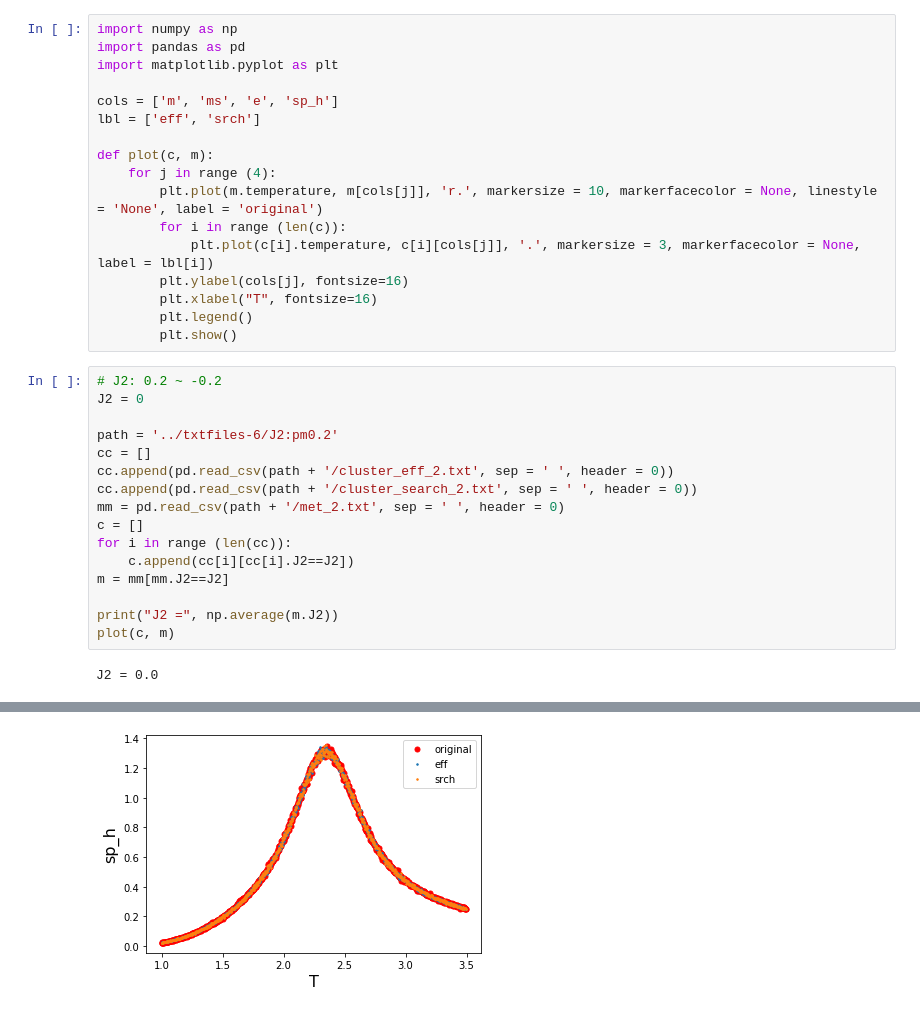
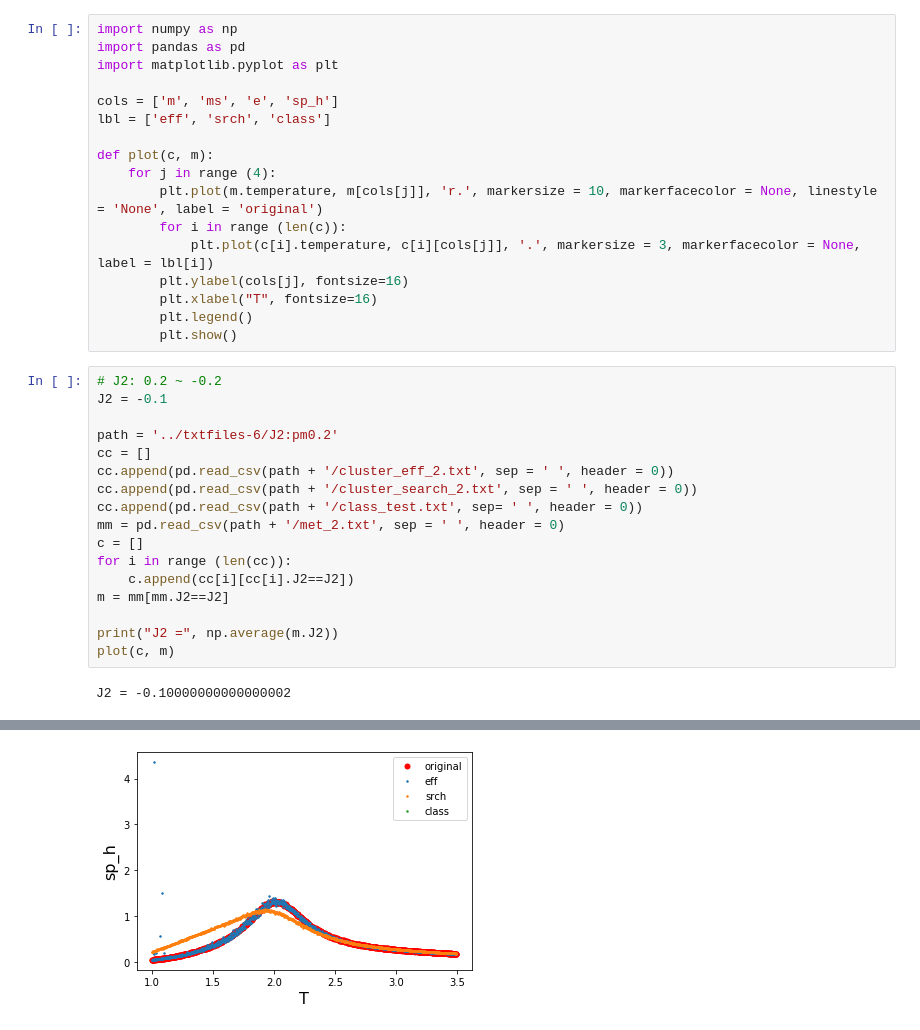
Before and after one commit to aadeliee22/MCMCIsing_SLMC, a Jupyter notebook: python/5th+6th/nnn_cluster_met.ipynb, the cells around one changed output, grey strips where cells are left out. Saved outputs shown, nothing was run; the diff lists cells and outputs as text.

```diff
--- a/python/5th+6th/nnn_cluster_met.ipynb
+++ b/python/5th+6th/nnn_cluster_met.ipynb
@@ -4,7 +4,7 @@ import pandas as pd
 import matplotlib.pyplot as plt
 
 cols = ['m', 'ms', 'e', 'sp_h']
-lbl = ['eff', 'srch']
+lbl = ['eff', 'srch', 'class']
 
 def plot(c, m):
     for j in range (4):
@@ -17,12 +17,13 @@ def plot(c, m):
         plt.show()
 # %%
 # J2: 0.2 ~ -0.2
-J2 = 0
+J2 = -0.1
 
 path = '../txtfiles-6/J2:pm0.2'
 cc = []
 cc.append(pd.read_csv(path + '/cluster_eff_2.txt', sep = ' ', header = 0))
 cc.append(pd.read_csv(path + '/cluster_search_2.txt', sep = ' ', header = 0))
+cc.append(pd.read_csv(path + '/class_test.txt', sep= ' ', header = 0))
 mm = pd.read_csv(path + '/met_2.txt', sep = ' ', header = 0)
 c = []
 for i in range (len(cc)):
@@ -32,4 +33,4 @@ m = mm[mm.J2==J2]
 print("J2 =", np.average(m.J2))
 plot(c, m)
 # %% [output]
-J2 = 0.0
+J2 = -0.10000000000000002
@@ -39,3 +40,3 @@ J2 = 0.0
-[figure, old version]
+[figure, new version]
 # %%
 # J2: 0.1 ~ -0.1  # J3: 0.075 ~ -0.075
```
Also changed, not shown: parts of 2 cells of this notebook, 19 other files.
